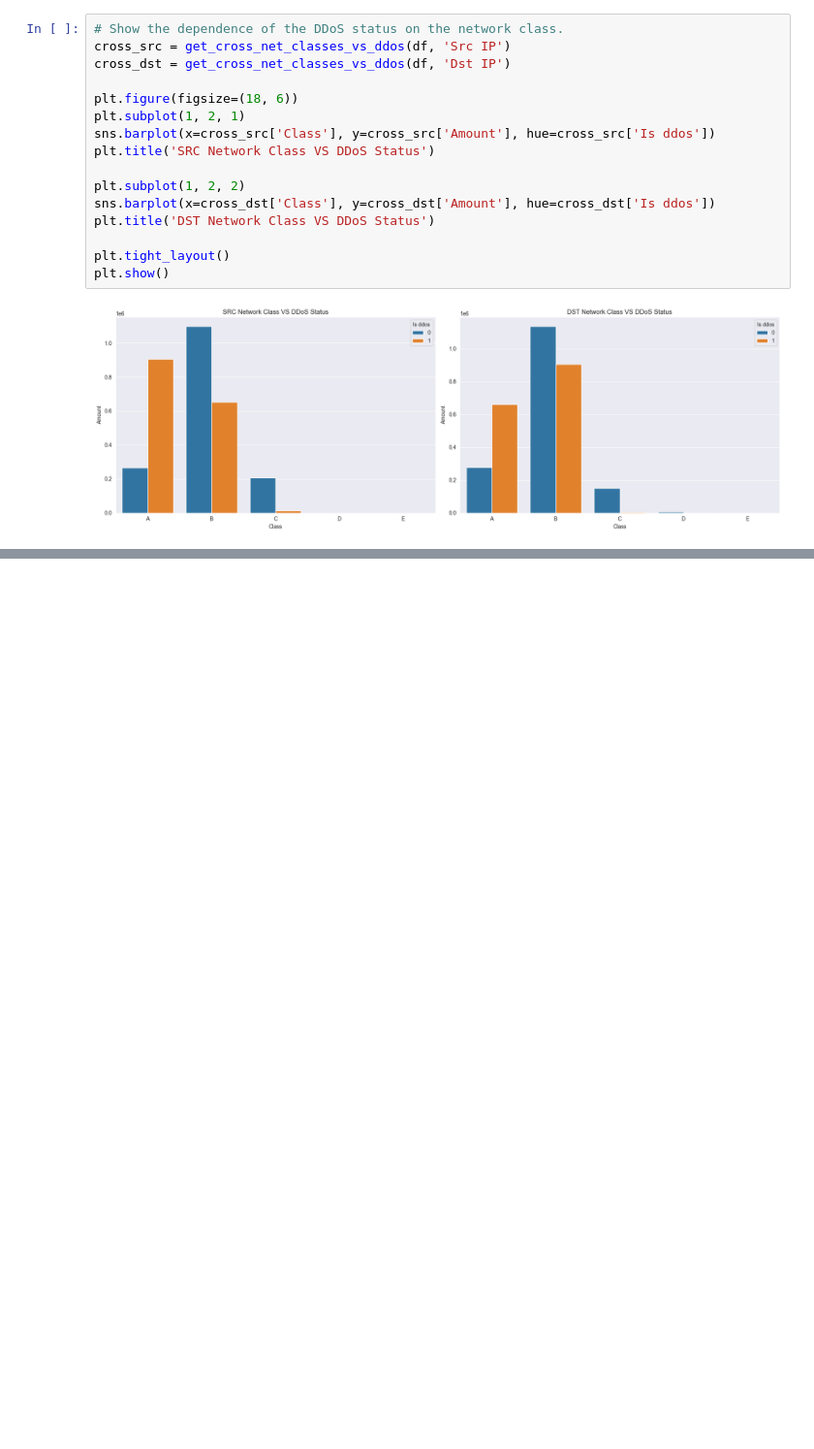
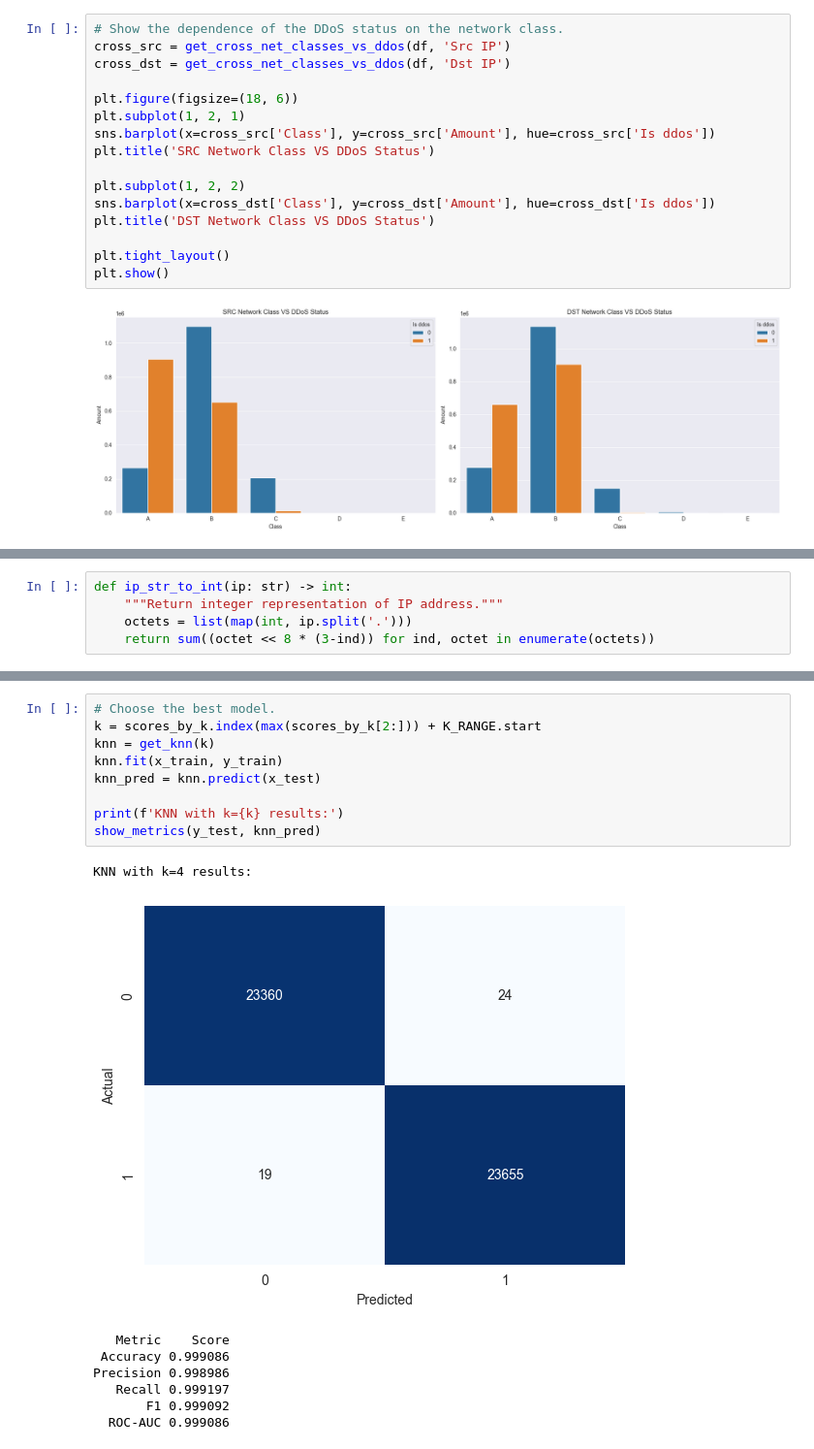
Before and after one commit to gutsy51/leti-course03, a Jupyter notebook: bd/ddos_or_not.ipynb, the cells around one changed output, grey strips where cells are left out. Shown at 97% size. Cells and saved outputs as stored; diff of their text form; blank space fills up the shorter version.

```diff
--- a/bd/ddos_or_not.ipynb
+++ b/bd/ddos_or_not.ipynb
@@ -565,0 +614,5 @@ corr_matrix
+# %%
+def ip_str_to_int(ip: str) -> int:
+    """Return integer representation of IP address."""
+    octets = list(map(int, ip.split('.')))
+    return sum((octet << 8 * (3-ind)) for ind, octet in enumerate(octets))
@@ -565,0 +712,18 @@ corr_matrix
+# %%
+# Choose the best model.
+k = scores_by_k.index(max(scores_by_k[2:])) + K_RANGE.start
+knn = get_knn(k)
+knn.fit(x_train, y_train)
+knn_pred = knn.predict(x_test)
+
+print(f'KNN with k={k} results:')
+show_metrics(y_test, knn_pred)
+# %% [output]
+KNN with k=4 results:
+[figure, added]
+   Metric    Score
+ Accuracy 0.999086
+Precision 0.998986
+   Recall 0.999197
+       F1 0.999092
+  ROC-AUC 0.999086
```
Also changed, not shown: parts of 20 cells of this notebook.
